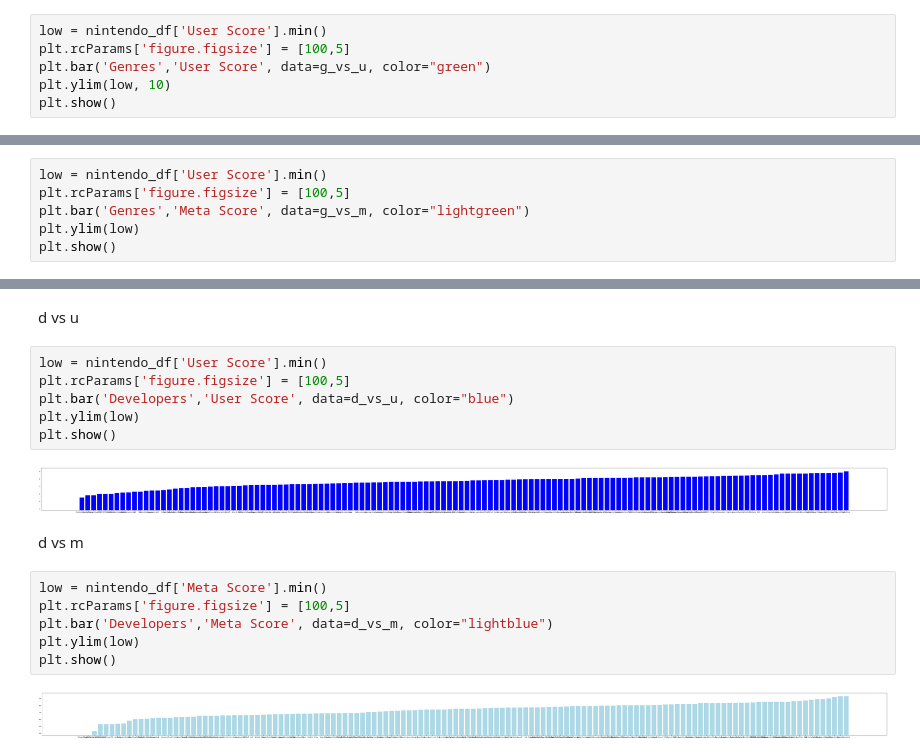
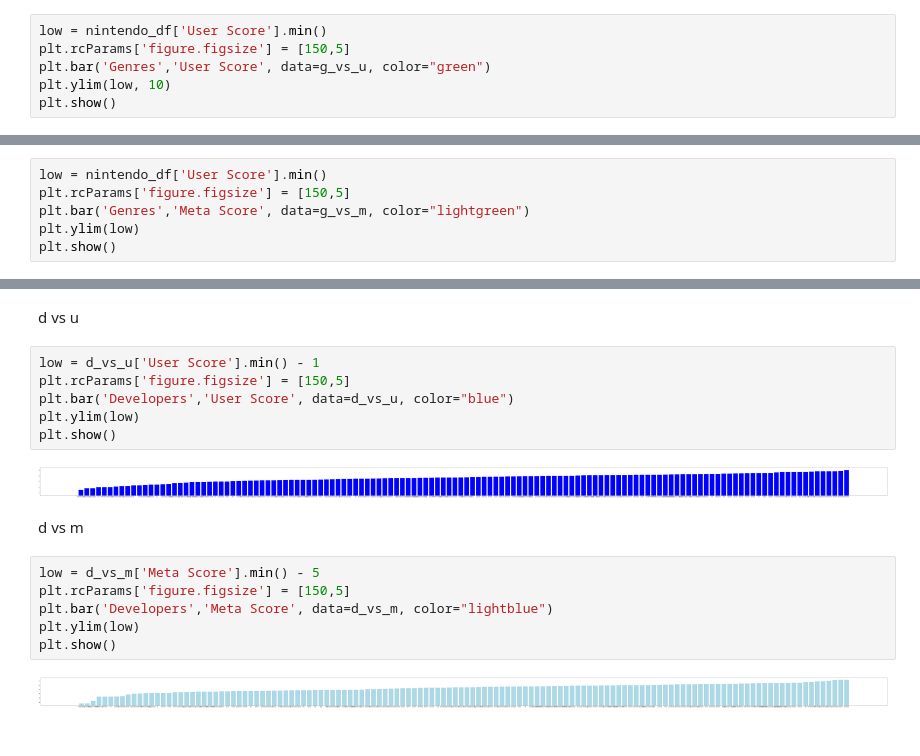
Before and after one commit to R-driste/3.3.1_for_5.13.23, a Jupyter notebook: NINTENDO.ipynb, the cells around one changed output, grey strips where cells are left out. Saved outputs shown, nothing was run; the diff lists cells and outputs as text.

```diff
--- a/NINTENDO.ipynb
+++ b/NINTENDO.ipynb
@@ -110,7 +118,7 @@ d_vs_m = dev_focus.sort_values('Meta Score')
 g vs u
 # %%
 low = nintendo_df['User Score'].min()
-plt.rcParams['figure.figsize'] = [100,5]
+plt.rcParams['figure.figsize'] = [150,5]
 plt.bar('Genres','User Score', data=g_vs_u, color="green")
 plt.ylim(low, 10)
 plt.show()
@@ -120,7 +128,7 @@ plt.show()
 g vs m
 # %%
 low = nintendo_df['User Score'].min()
-plt.rcParams['figure.figsize'] = [100,5]
+plt.rcParams['figure.figsize'] = [150,5]
 plt.bar('Genres','Meta Score', data=g_vs_m, color="lightgreen")
 plt.ylim(low)
 plt.show()
@@ -129,20 +137,20 @@ plt.show()
 # %% [markdown]
 d vs u
 # %%
-low = nintendo_df['User Score'].min()
-plt.rcParams['figure.figsize'] = [100,5]
+low = d_vs_u['User Score'].min() - 1
+plt.rcParams['figure.figsize'] = [150,5]
 plt.bar('Developers','User Score', data=d_vs_u, color="blue")
 plt.ylim(low)
 plt.show()
 # %% [output]
-[figure, old version]
+[figure, new version]
 # %% [markdown]
 d vs m
 # %%
-low = nintendo_df['Meta Score'].min()
-plt.rcParams['figure.figsize'] = [100,5]
+low = d_vs_m['Meta Score'].min() - 5
+plt.rcParams['figure.figsize'] = [150,5]
 plt.bar('Developers','Meta Score', data=d_vs_m, color="lightblue")
 plt.ylim(low)
 plt.show()
 # %% [output]
-[figure, old version]
+[figure, new version]
```
Also changed, not shown: parts of 14 cells of this notebook.
